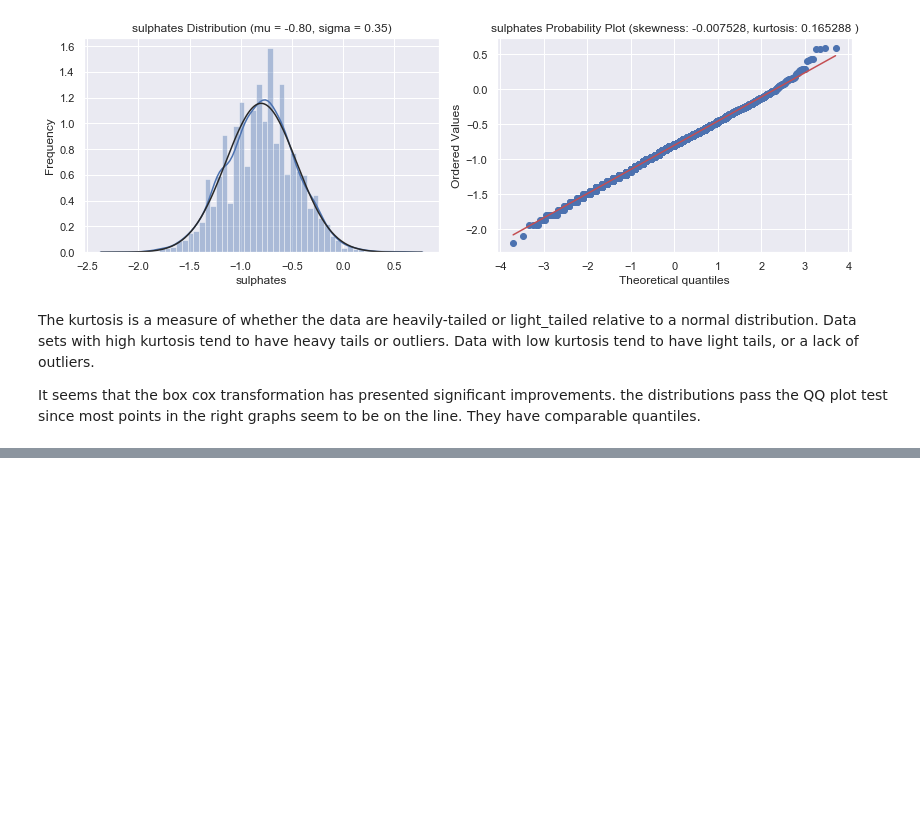
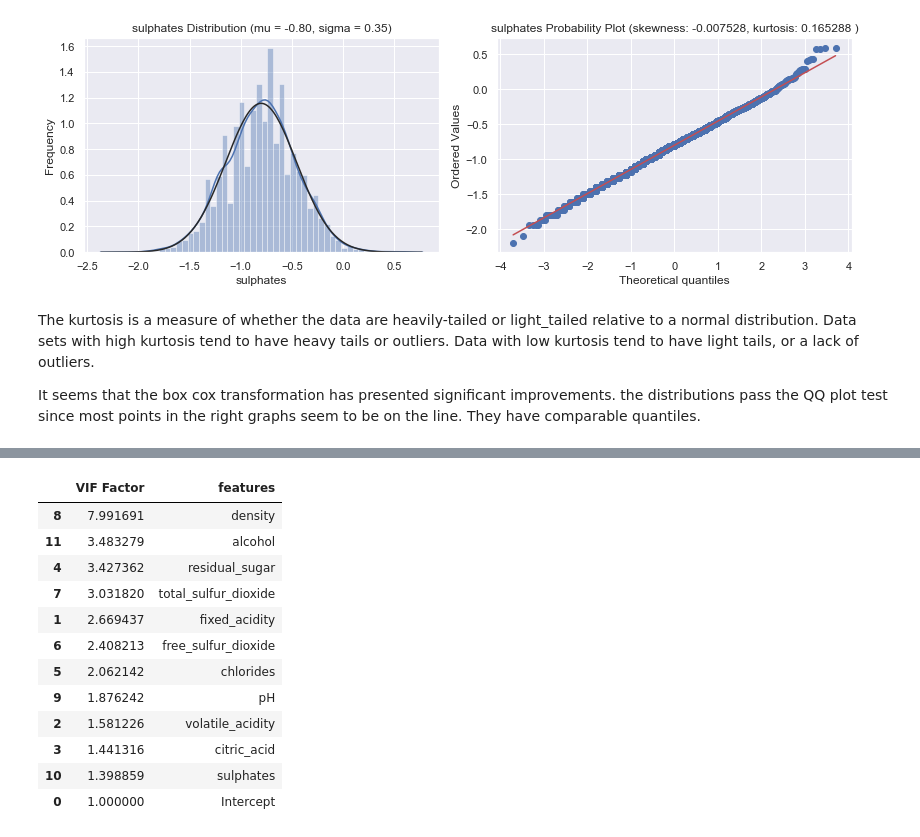
Before and after one commit to nwdelafu/wine-quality, a Jupyter notebook: main.ipynb, the cells around one changed output, grey strips where cells are left out. Saved outputs shown, nothing was run; the diff lists cells and outputs as text; code cells hidden in the pictures; blank space fills up the shorter version.

```diff
--- a/main.ipynb
+++ b/main.ipynb
@@ -840,2 +840,46 @@ Given the potential for correlation among the predictors, we'll have display the
 
 So, I start the analysis already having removed the features with he highest collinearities and run VIF.
+# %%
+from patsy import dmatrices
+from statsmodels.stats.outliers_influence import variance_inflation_factor
+from sklearn.preprocessing import StandardScaler
+
+cols = wine.columns.str.replace(' ', '_')
+df = wine.copy()
+df.columns = cols
+cols = list(cols.drop(['wine_color', 'label', 'quality']))
+
+def VRF(predict, data, y):
+
+    scaler = StandardScaler()
+    df = pd.DataFrame(scaler.fit_transform(data), columns = cols)
+    features = '+'.join(cols)
+    df['label'] = y.values
+
+    #grabbing y and X based off regression
+    y, X = dmatrices(predict + ' ~' + features, data = df, return_type = 'dataframe')
+
+    #Vif factor calculations for each X
+    vif = pd.DataFrame()
+    vif['VIF Factor'] = [variance_inflation_factor(X.values, i) for i in range(X.shape[1])]
+    vif['features'] = X.columns
+
+    #VIF inspection
+    display(vif.sort_values('VIF Factor', ascending = False))
+    return vif
+
+vif = VRF('label', df.loc[:, cols], wine['label'])
+# %% [output]
+|  | VIF Factor | features |
+| 8 | 7.991691 | density |
+| 11 | 3.483279 | alcohol |
+| 4 | 3.427362 | residual_sugar |
+| 7 | 3.031820 | total_sulfur_dioxide |
+| 1 | 2.669437 | fixed_acidity |
+| 6 | 2.408213 | free_sulfur_dioxide |
+| 5 | 2.062142 | chlorides |
+| 9 | 1.876242 | pH |
+| 2 | 1.581226 | volatile_acidity |
+| 3 | 1.441316 | citric_acid |
+| 10 | 1.398859 | sulphates |
+| 0 | 1.000000 | Intercept |
```
Also changed, not shown: parts of 9 cells of this notebook.
